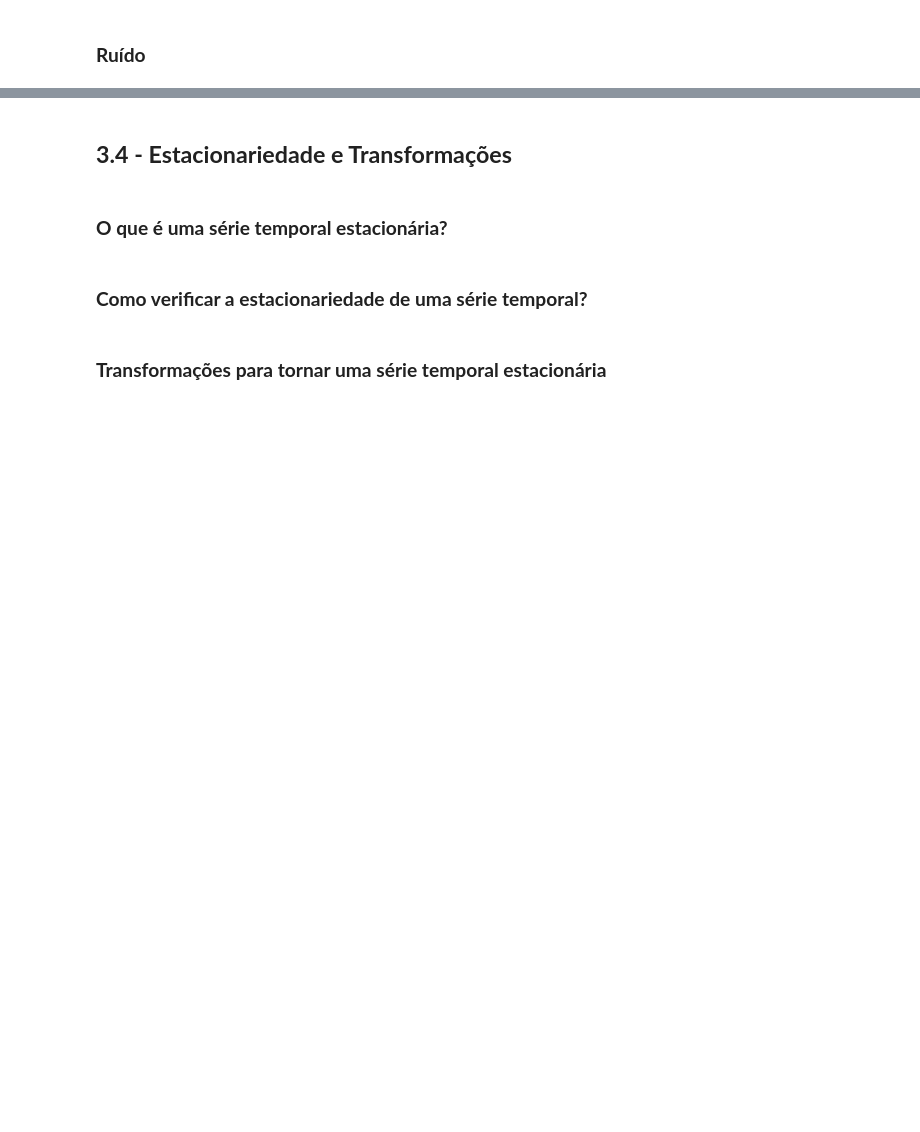
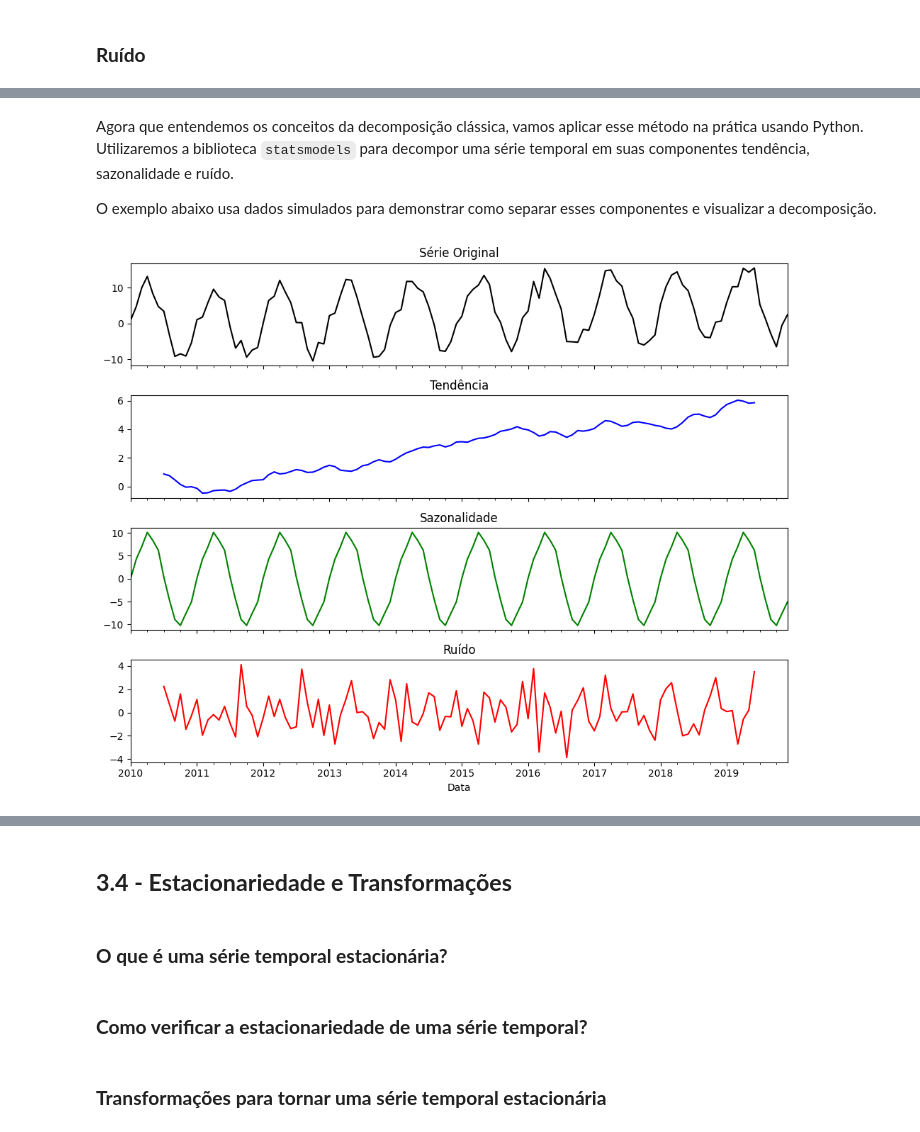
Before and after one commit to GB-Navarro/case-fin-quant-fea-dev, a Jupyter notebook: case_quant.ipynb, the cells around one changed output, grey strips where cells are left out. Cells and saved outputs as stored; diff of their text form; code cells hidden in the pictures; blank space fills up the shorter version.

````diff
--- a/case_quant.ipynb
+++ b/case_quant.ipynb
@@ -768,0 +1219,39 @@ Elas apresentam padrões que podem ser analisados para prever comportamentos fut
+# %% [markdown]
+Agora que entendemos os conceitos da decomposição clássica, vamos aplicar esse método na prática usando Python. Utilizaremos a biblioteca ```statsmodels``` para decompor uma série temporal em suas componentes tendência, sazonalidade e ruído.
+
+O exemplo abaixo usa dados simulados para demonstrar como separar esses componentes e visualizar a decomposição.
+# %%
+import numpy as np
+import pandas as pd
+import matplotlib.pyplot as plt
+from statsmodels.tsa.seasonal import seasonal_decompose
+
+# Gerando dados sintéticos para demonstração
+np.random.seed(42)
+n = 120  # 10 anos de dados mensais
+t = np.arange(n)
+tendencia = 0.05 * t  # Tendência linear
+sazonalidade = 10 * np.sin(2 * np.pi * t / 12)  # Padrão sazonal anual
+ruido = np.random.normal(scale=2, size=n)  # Ruído aleatório
+serie_temporal = tendencia + sazonalidade + ruido  # Série completa
+
+# Criando um DataFrame com datas fictícias
+data = pd.date_range(start="2010-01", periods=n, freq="ME")
+df = pd.DataFrame({"Data": data, "Valor": serie_temporal})
+df.set_index("Data", inplace=True)
+
+# Aplicando a decomposição clássica
+decomposicao = seasonal_decompose(df["Valor"], model="additive", period=12)
+
+# Plotando os componentes
+fig, axes = plt.subplots(4, 1, figsize=(10, 8), sharex=True)
+
+df["Valor"].plot(ax=axes[0], title="Série Original", color="black")
+decomposicao.trend.plot(ax=axes[1], title="Tendência", color="blue")
+decomposicao.seasonal.plot(ax=axes[2], title="Sazonalidade", color="green")
+decomposicao.resid.plot(ax=axes[3], title="Ruído", color="red")
+
+plt.tight_layout()
+plt.show()
+# %% [output]
+[figure, added]
````
Also changed, not shown: parts of 45 cells of this notebook.
